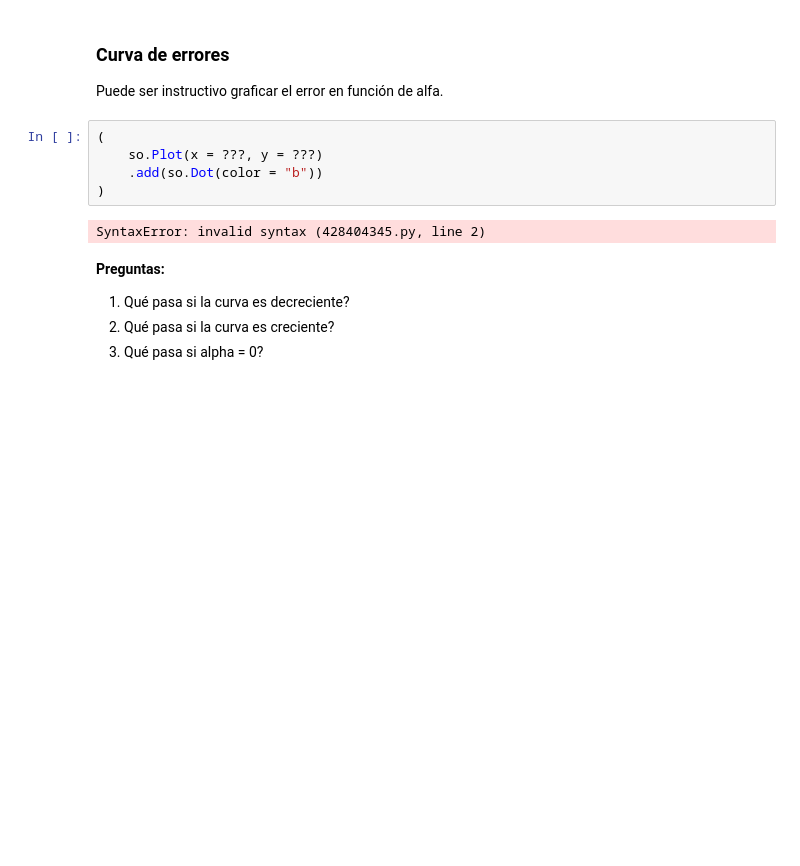
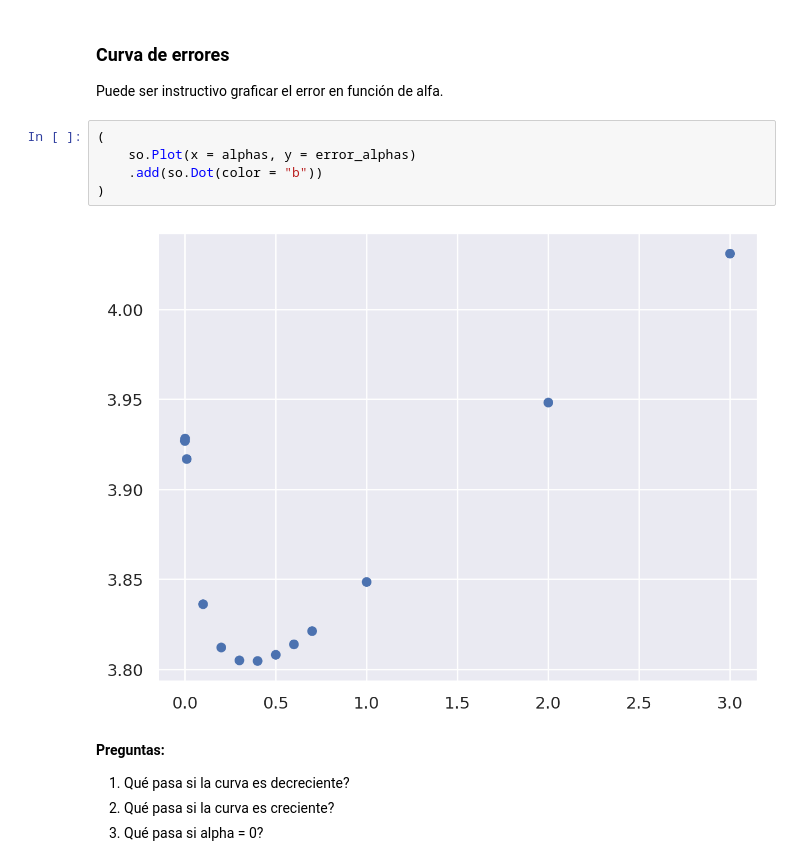
Before and after one commit to LucaChicconi/_labodatos, a Jupyter notebook: clases/clase-12/clase12-ldd-ridge-clase.ipynb, the cells around one changed output. Saved outputs shown, nothing was run; the diff lists cells and outputs as text; blank space fills up the shorter version.

```diff
--- a/clases/clase-12/clase12-ldd-ridge-clase.ipynb
+++ b/clases/clase-12/clase12-ldd-ridge-clase.ipynb
@@ -485,11 +485,11 @@ Observamos que en los coeficientes del modelo lineal hay valores positivos altos
 Puede ser instructivo graficar el error en función de alfa.
 # %%
 (
-    so.Plot(x = ???, y = ???)
+    so.Plot(x = alphas, y = error_alphas)
     .add(so.Dot(color = "b"))
 )
 # %% [output]
-SyntaxError: invalid syntax (428404345.py, line 2)
+[figure, added]
 # %% [markdown]
 **Preguntas:**
 1. Qué pasa si la curva es decreciente?
```
Also changed, not shown: parts of 28 cells of this notebook, 19 other files.
